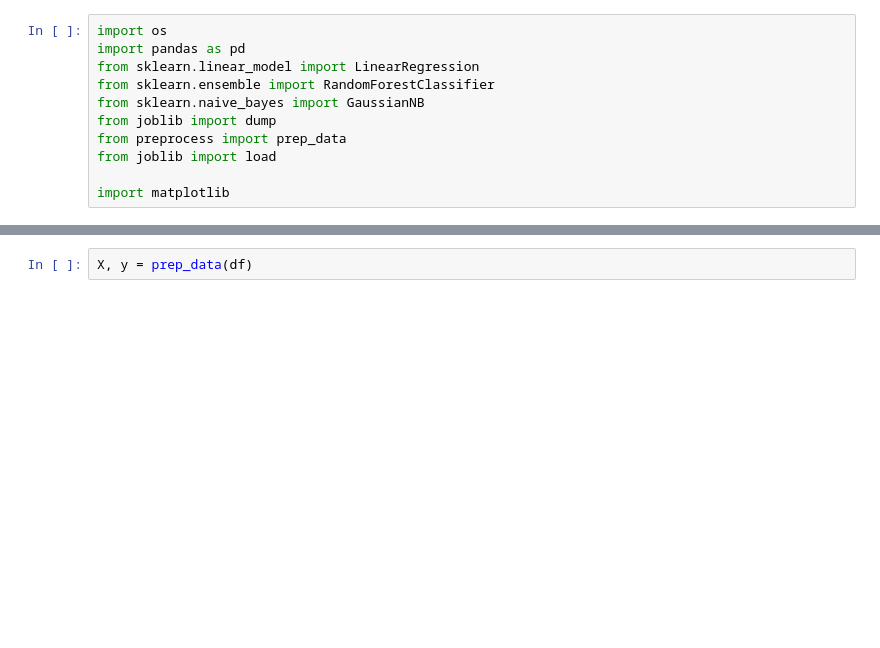
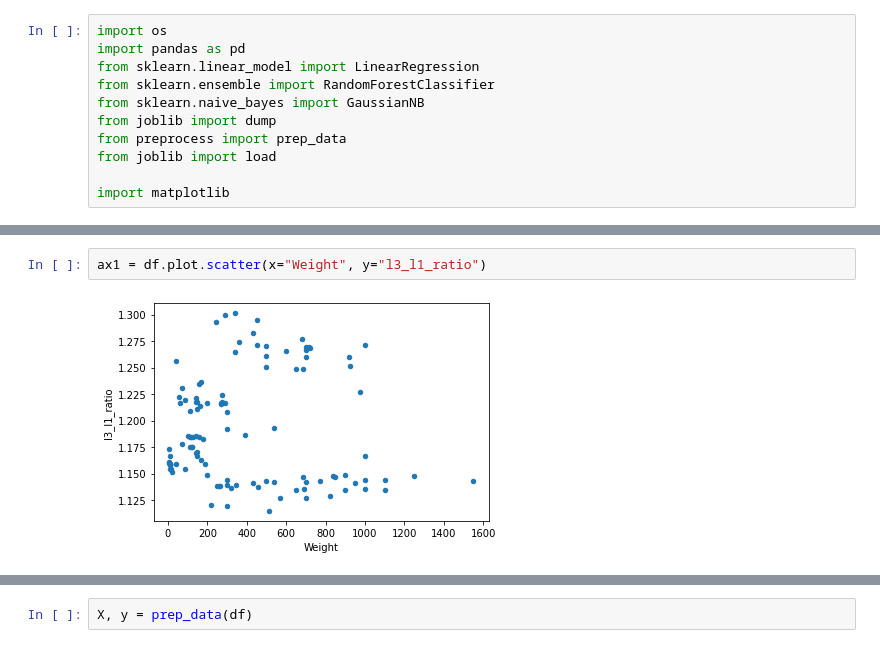
Before and after one commit to ssimmons9212/machine_learning_HW, a Jupyter notebook: Prediction_Codes/Untitled.ipynb, the cells around one changed output, grey strips where cells are left out. Saved outputs shown, nothing was run; the diff lists cells and outputs as text; blank space fills up the shorter version.

```diff
--- a/Prediction_Codes/Untitled.ipynb
+++ b/Prediction_Codes/Untitled.ipynb
@@ -13,0 +41,4 @@ df = pd.read_csv(("fish_participant.csv"))
+# %%
+ax1 = df.plot.scatter(x="Weight", y="l3_l1_ratio")
+# %% [output]
+[figure, added]
```
Also changed, not shown: parts of 7 cells of this notebook, 1 other file.
